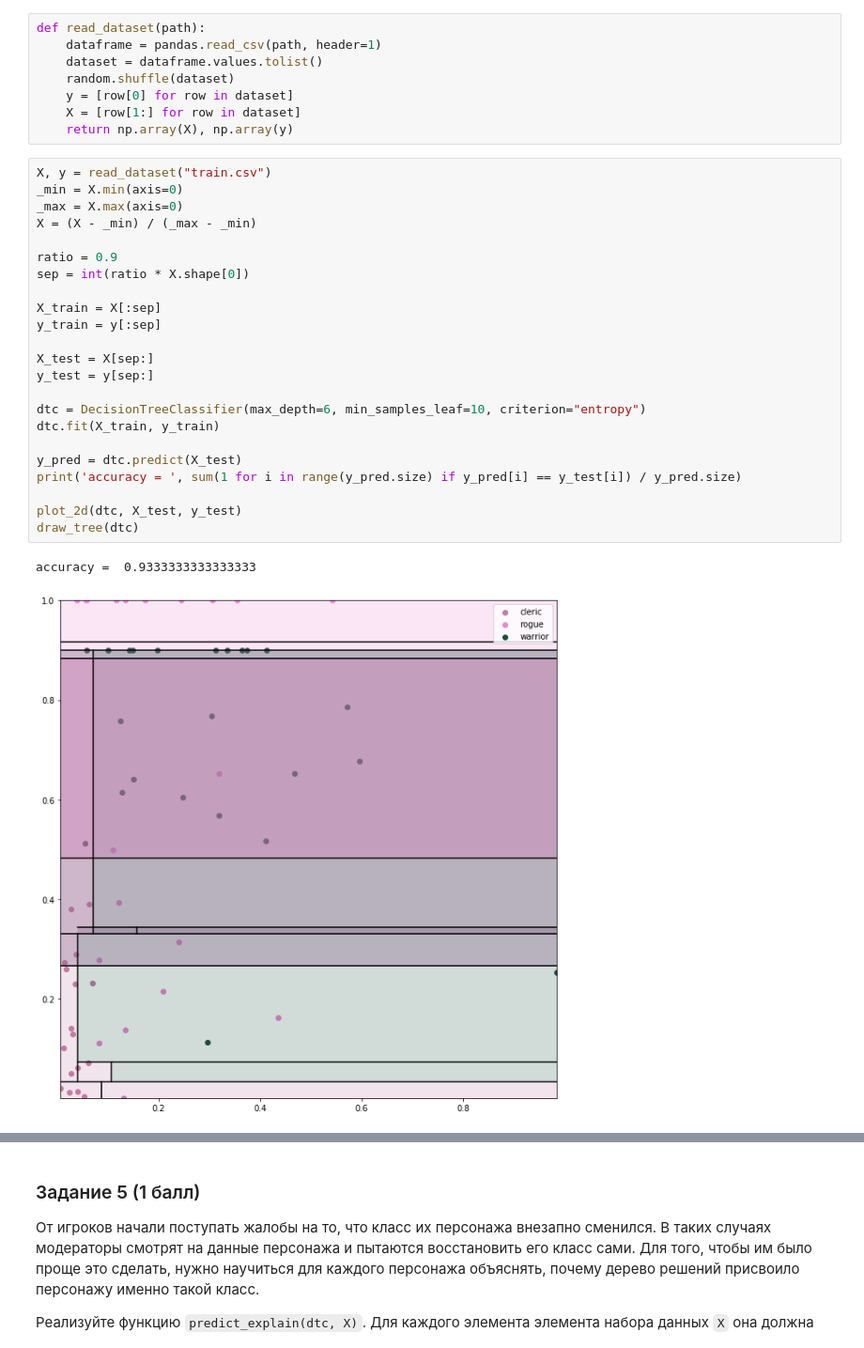
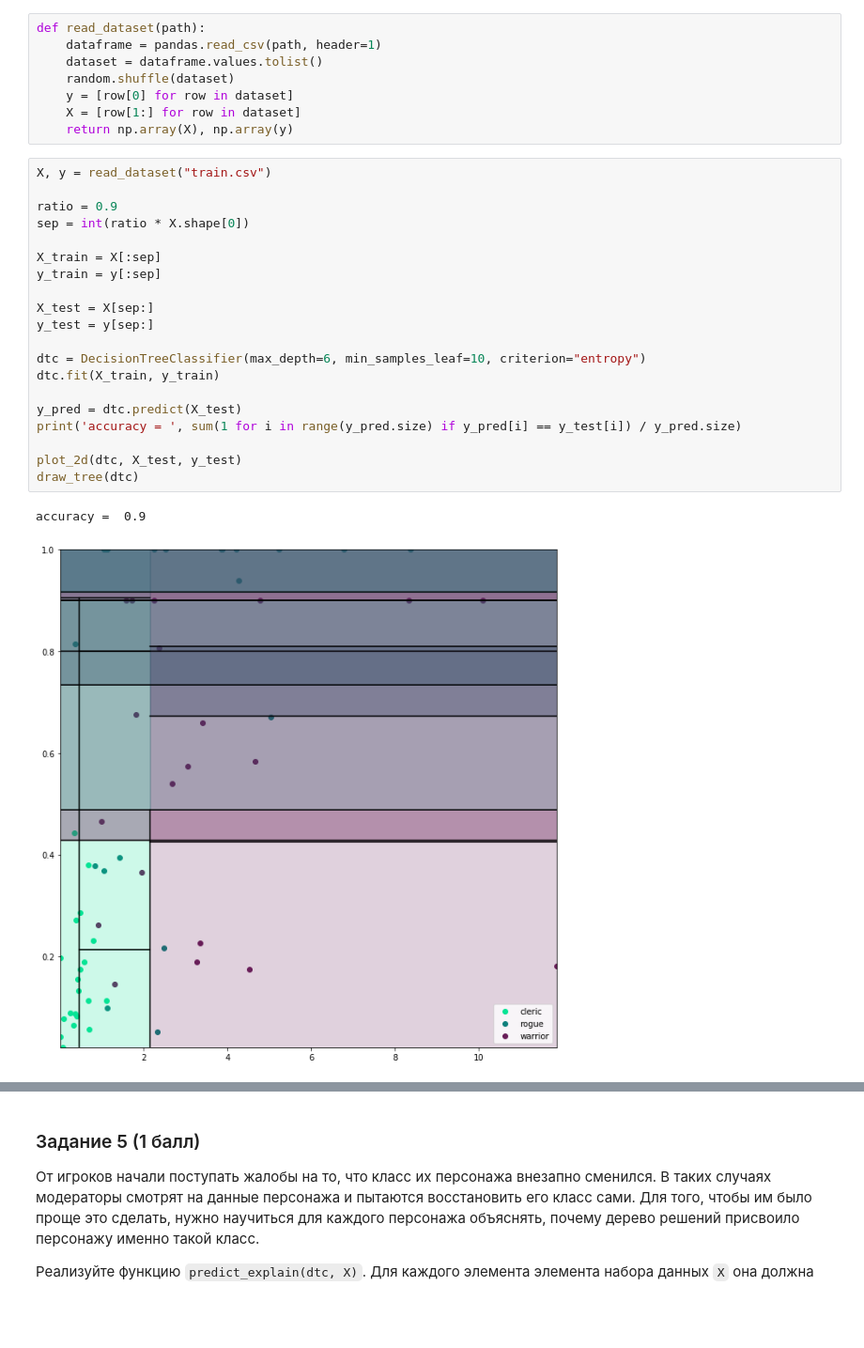
Before and after one commit to maximumSHOT-HSE/ML-HW, a Jupyter notebook: hw03/hw03_task.ipynb, the cells around one changed output, grey strips where cells are left out. Shown at 94% size. Drawn from its saved outputs; the diff is of its cells as text; blank space fills up the shorter version.

```diff
--- a/hw03/hw03_task.ipynb
+++ b/hw03/hw03_task.ipynb
@@ -333,27 +333,24 @@ def read_dataset(path):
     return np.array(X), np.array(y)
 # %%
 X, y = read_dataset("train.csv")
-_min = X.min(axis=0)
-_max = X.max(axis=0)
-X = (X - _min) / (_max - _min)
 
 ratio = 0.9
 sep = int(ratio * X.shape[0])
 
 X_train = X[:sep]
 y_train = y[:sep]
 
 X_test = X[sep:]
 y_test = y[sep:]
 
 dtc = DecisionTreeClassifier(max_depth=6, min_samples_leaf=10, criterion="entropy")
 dtc.fit(X_train, y_train)
 
 y_pred = dtc.predict(X_test)
 print('accuracy = ', sum(1 for i in range(y_pred.size) if y_pred[i] == y_test[i]) / y_pred.size)
 
 plot_2d(dtc, X_test, y_test)
 draw_tree(dtc)
 # %% [output]
-accuracy =  0.9333333333333333
+accuracy =  0.9
-[figure, old version]
+[figure, new version]
```
Also changed, not shown: parts of 4 cells of this notebook.
